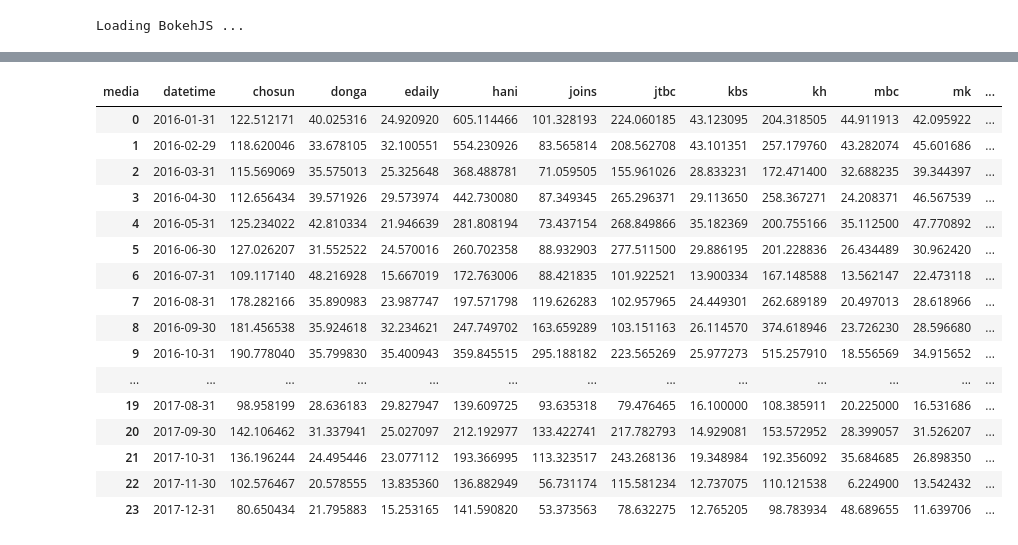
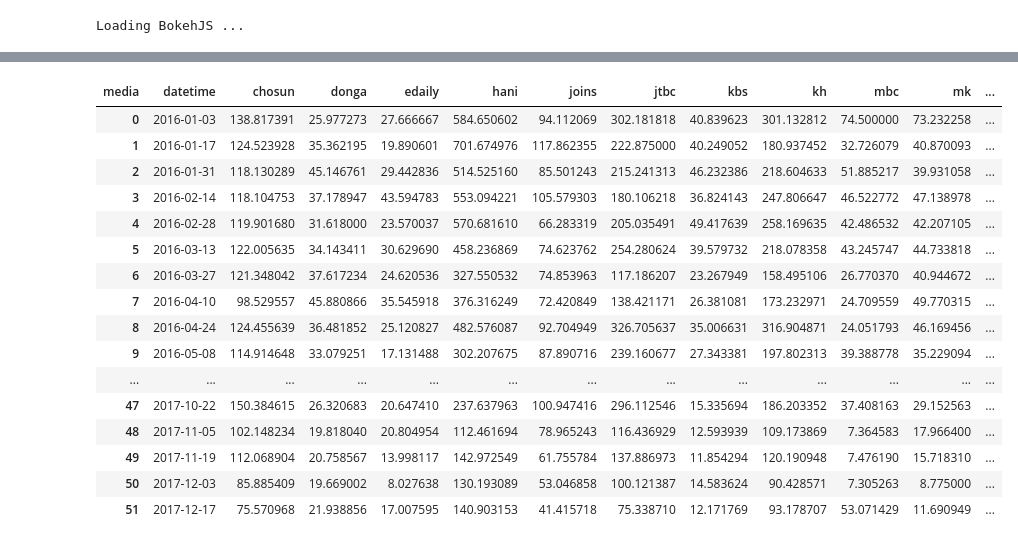
Before and after one commit to theoseo/newsmine, a Jupyter notebook: src/Facebook news share trend 1617.ipynb, the cells around one changed output, grey strips where cells are left out. Drawn from its saved outputs; the diff is of its cells as text; code cells hidden in the pictures.

```diff
--- a/src/Facebook news share trend 1617.ipynb
+++ b/src/Facebook news share trend 1617.ipynb
@@ -75,26 +175,26 @@ show(p1)
 # %% [output]
 [interactive output not drawn]
 # %%
-group_mean=df.groupby([pd.Grouper(key='datetime', freq='M'), 'media'])['total'].mean()
+group_mean=df.groupby([pd.Grouper(key='datetime', freq='2W'), 'media'])['total'].mean()
 unstacked_mean=group_mean.unstack(level=-1)
 unstacked_mean.reset_index(level=0, inplace=True)
 unstacked_mean
 # %% [output]
 | media | datetime | chosun | donga | edaily | hani | joins | jtbc | kbs | kh | mbc | mk | ... |
-| 0 | 2016-01-31 | 122.512171 | 40.025316 | 24.920920 | 605.114466 | 101.328193 | 224.060185 | 43.123095 | 204.318505 | 44.911913 | 42.095922 | ... |
-| 1 | 2016-02-29 | 118.620046 | 33.678105 | 32.100551 | 554.230926 | 83.565814 | 208.562708 | 43.101351 | 257.179760 | 43.282074 | 45.601686 | ... |
-| 2 | 2016-03-31 | 115.569069 | 35.575013 | 25.325648 | 368.488781 | 71.059505 | 155.961026 | 28.833231 | 172.471400 | 32.688235 | 39.344397 | ... |
-| 3 | 2016-04-30 | 112.656434 | 39.571926 | 29.573974 | 442.730080 | 87.349345 | 265.296371 | 29.113650 | 258.367271 | 24.208371 | 46.567539 | ... |
-| 4 | 2016-05-31 | 125.234022 | 42.810334 | 21.946639 | 281.808194 | 73.437154 | 268.849866 | 35.182369 | 200.755166 | 35.112500 | 47.770892 | ... |
-| 5 | 2016-06-30 | 127.026207 | 31.552522 | 24.570016 | 260.702358 | 88.932903 | 277.511500 | 29.886195 | 201.228836 | 26.434489 | 30.962420 | ... |
-| 6 | 2016-07-31 | 109.117140 | 48.216928 | 15.667019 | 172.763006 | 88.421835 | 101.922521 | 13.900334 | 167.148588 | 13.562147 | 22.473118 | ... |
-| 7 | 2016-08-31 | 178.282166 | 35.890983 | 23.987747 | 197.571798 | 119.626283 | 102.957965 | 24.449301 | 262.689189 | 20.497013 | 28.618966 | ... |
-| 8 | 2016-09-30 | 181.456538 | 35.924618 | 32.234621 | 247.749702 | 163.659289 | 103.151163 | 26.114570 | 374.618946 | 23.726230 | 28.596680 | ... |
-| 9 | 2016-10-31 | 190.778040 | 35.799830 | 35.400943 | 359.845515 | 295.188182 | 223.565269 | 25.977273 | 515.257910 | 18.556569 | 34.915652 | ... |
+| 0 | 2016-01-03 | 138.817391 | 25.977273 | 27.666667 | 584.650602 | 94.112069 | 302.181818 | 40.839623 | 301.132812 | 74.500000 | 73.232258 | ... |
+| 1 | 2016-01-17 | 124.523928 | 35.362195 | 19.890601 | 701.674976 | 117.862355 | 222.875000 | 40.249052 | 180.937452 | 32.726079 | 40.870093 | ... |
+| 2 | 2016-01-31 | 118.130289 | 45.146761 | 29.442836 | 514.525160 | 85.501243 | 215.241313 | 46.232386 | 218.604633 | 51.885217 | 39.931058 | ... |
+| 3 | 2016-02-14 | 118.104753 | 37.178947 | 43.594783 | 553.094221 | 105.579303 | 180.106218 | 36.824143 | 247.806647 | 46.522772 | 47.138978 | ... |
+| 4 | 2016-02-28 | 119.901680 | 31.618000 | 23.570037 | 570.681610 | 66.283319 | 205.035491 | 49.417639 | 258.169635 | 42.486532 | 42.207105 | ... |
+| 5 | 2016-03-13 | 122.005635 | 34.143411 | 30.629690 | 458.236869 | 74.623762 | 254.280624 | 39.579732 | 218.078358 | 43.245747 | 44.733818 | ... |
+| 6 | 2016-03-27 | 121.348042 | 37.617234 | 24.620536 | 327.550532 | 74.853963 | 117.186207 | 23.267949 | 158.495106 | 26.770370 | 40.944672 | ... |
+| 7 | 2016-04-10 | 98.529557 | 45.880866 | 35.545918 | 376.316249 | 72.420849 | 138.421171 | 26.381081 | 173.232971 | 24.709559 | 49.770315 | ... |
+| 8 | 2016-04-24 | 124.455639 | 36.481852 | 25.120827 | 482.576087 | 92.704949 | 326.705637 | 35.006631 | 316.904871 | 24.051793 | 46.169456 | ... |
+| 9 | 2016-05-08 | 114.914648 | 33.079251 | 17.131488 | 302.207675 | 87.890716 | 239.160677 | 27.343381 | 197.802313 | 39.388778 | 35.229094 | ... |
 | ... | ... | ... | ... | ... | ... | ... | ... | ... | ... | ... | ... | ... |
-| 19 | 2017-08-31 | 98.958199 | 28.636183 | 29.827947 | 139.609725 | 93.635318 | 79.476465 | 16.100000 | 108.385911 | 20.225000 | 16.531686 | ... |
-| 20 | 2017-09-30 | 142.106462 | 31.337941 | 25.027097 | 212.192977 | 133.422741 | 217.782793 | 14.929081 | 153.572952 | 28.399057 | 31.526207 | ... |
-| 21 | 2017-10-31 | 136.196244 | 24.495446 | 23.077112 | 193.366995 | 113.323517 | 243.268136 | 19.348984 | 192.356092 | 35.684685 | 26.898350 | ... |
-| 22 | 2017-11-30 | 102.576467 | 20.578555 | 13.835360 | 136.882949 | 56.731174 | 115.581234 | 12.737075 | 110.121538 | 6.224900 | 13.542432 | ... |
-| 23 | 2017-12-31 | 80.650434 | 21.795883 | 15.253165 | 141.590820 | 53.373563 | 78.632275 | 12.765205 | 98.783934 | 48.689655 | 11.639706 | ... |
+| 47 | 2017-10-22 | 150.384615 | 26.320683 | 20.647410 | 237.637963 | 100.947416 | 296.112546 | 15.335694 | 186.203352 | 37.408163 | 29.152563 | ... |
+| 48 | 2017-11-05 | 102.148234 | 19.818040 | 20.804954 | 112.461694 | 78.965243 | 116.436929 | 12.593939 | 109.173869 | 7.364583 | 17.966400 | ... |
+| 49 | 2017-11-19 | 112.068904 | 20.758567 | 13.998117 | 142.972549 | 61.755784 | 137.886973 | 11.854294 | 120.190948 | 7.476190 | 15.718310 | ... |
+| 50 | 2017-12-03 | 85.885409 | 19.669002 | 8.027638 | 130.193089 | 53.046858 | 100.121387 | 14.583624 | 90.428571 | 7.305263 | 8.775000 | ... |
+| 51 | 2017-12-17 | 75.570968 | 21.938856 | 17.007595 | 140.903153 | 41.415718 | 75.338710 | 12.171769 | 93.178707 | 53.071429 | 11.690949 | ... |
 # %%
```
Also changed, not shown: parts of 8 cells of this notebook.
